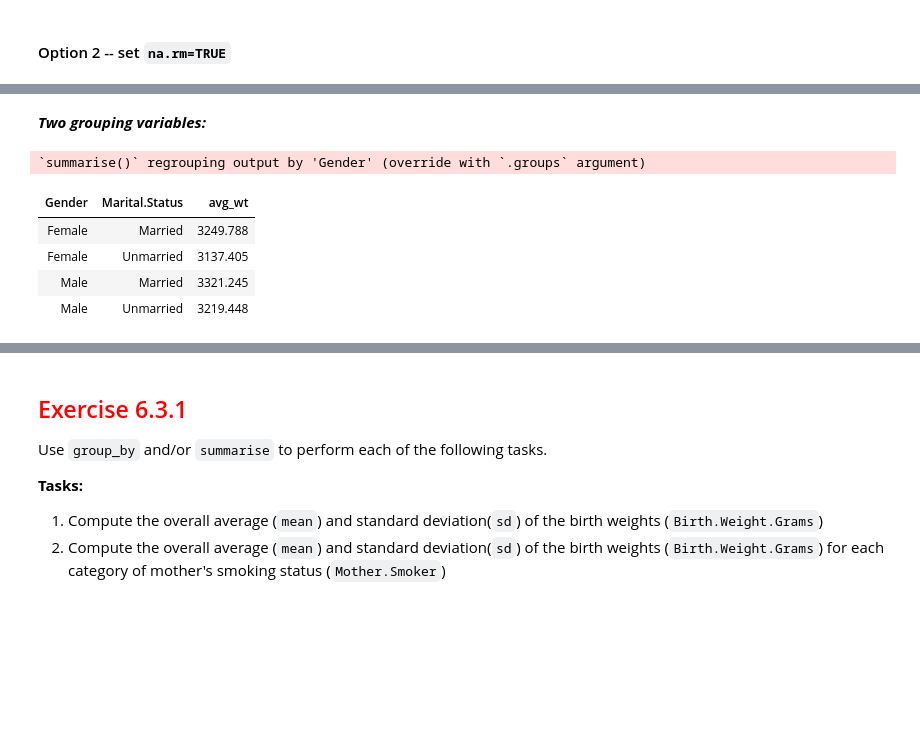
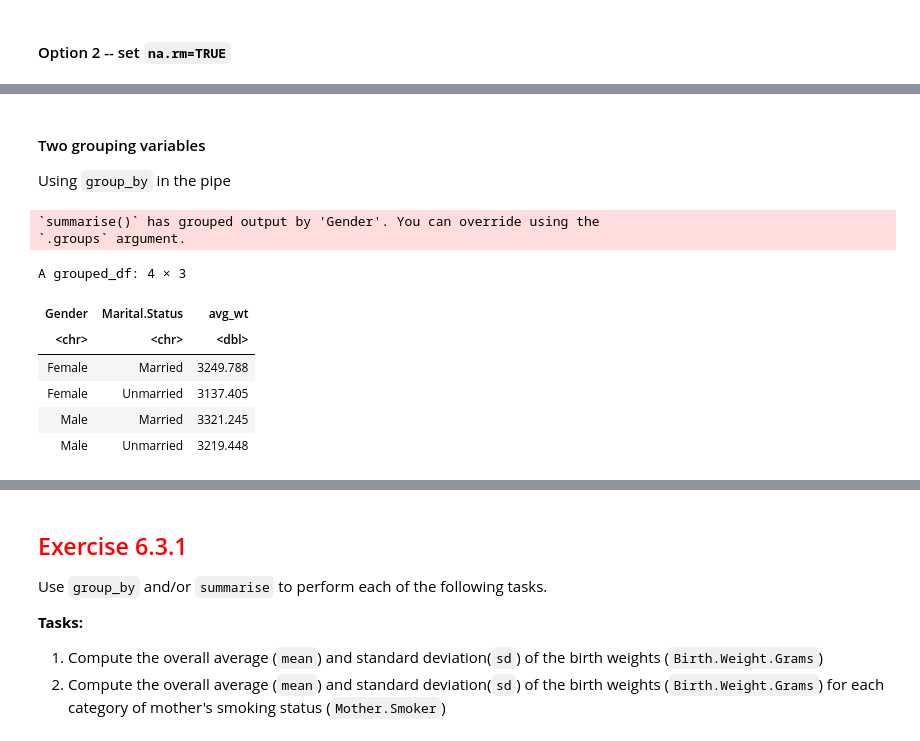
Before and after one commit to yardsale8/DSCI_210_R_notebooks, a Jupyter notebook: lecture_6_4_group_and_aggregate.ipynb, the cells around one changed output, grey strips where cells are left out. Saved outputs shown, nothing was run; the diff lists cells and outputs as text; code cells hidden in the pictures; blank space fills up the shorter version.

```diff
--- a/lecture_6_4_group_and_aggregate.ipynb
+++ b/lecture_6_4_group_and_aggregate.ipynb
@@ -77,13 +115,20 @@ head(births)
 # %% [markdown]
-***Two grouping variables:***
+#### Two grouping variables
+
+Using `group_by` in the pipe
 # %%
 (births
  %>% group_by(Gender, Marital.Status)
- %>% summarize(avg_wt = mean(Birth.Weight.Grams, na.rm = TRUE))
+ %>% summarize(avg_wt = mean(Birth.Weight.Grams,
+                             na.rm = TRUE)
+              )
  )
 # %% [output]
-`summarise()` regrouping output by 'Gender' (override with `.groups` argument)
+`summarise()` has grouped output by 'Gender'. You can override using the
+`.groups` argument.
+A grouped_df: 4 × 3
 | Gender | Marital.Status | avg_wt |
+| <chr> | <chr> | <dbl> |
 | Female | Married | 3249.788 |
 | Female | Unmarried | 3137.405 |
 | Male | Married | 3321.245 |
```
Also changed, not shown: parts of 38 cells of this notebook.
